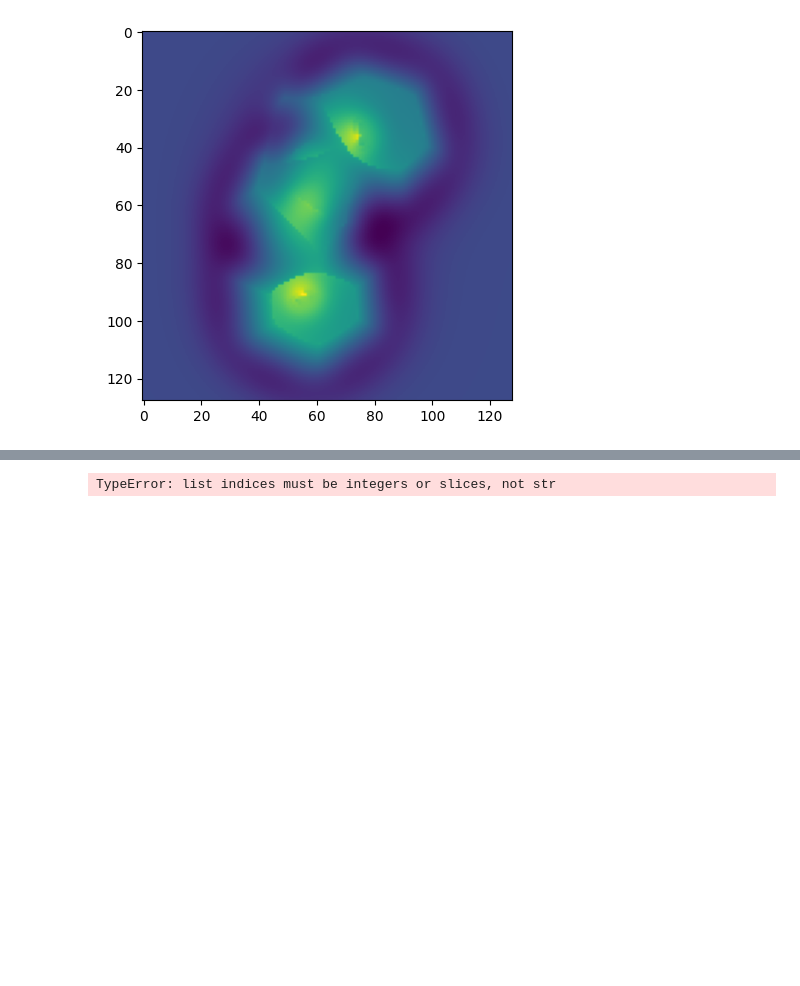
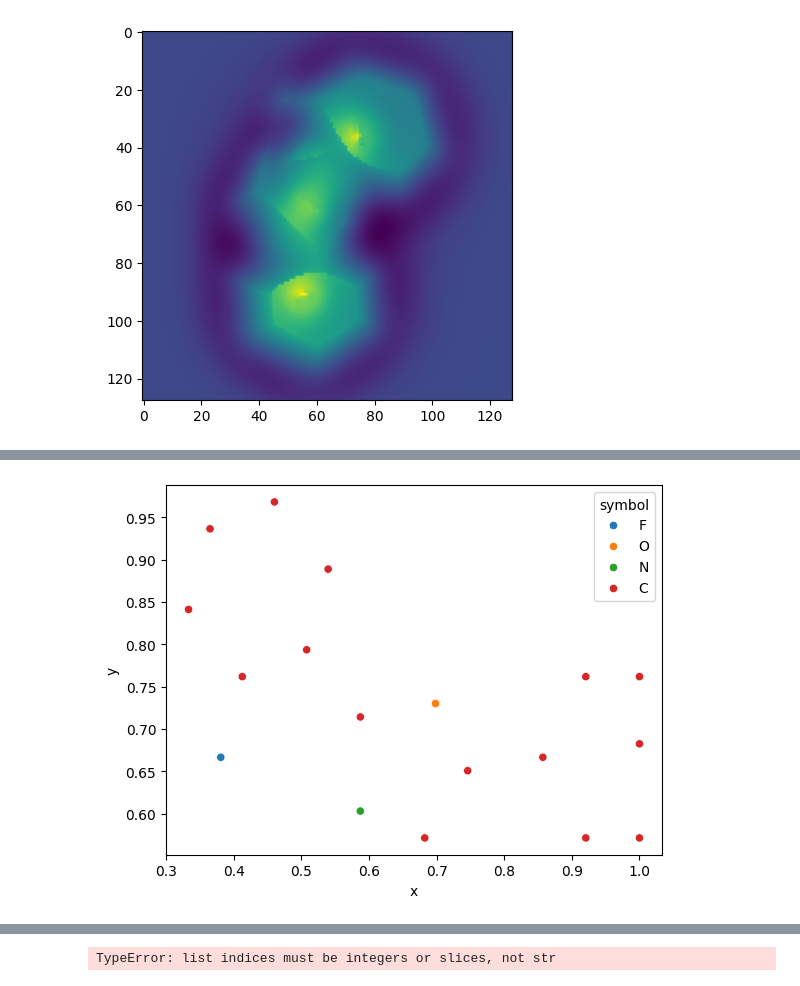
Before and after one commit to sethih10/MORAFInator, a Jupyter notebook: src/practice.ipynb, the cells around one changed output, grey strips where cells are left out. Saved outputs shown, nothing was run; the diff lists cells and outputs as text; code cells hidden in the pictures; blank space fills up the shorter version.

```diff
--- a/src/practice.ipynb
+++ b/src/practice.ipynb
@@ -261,0 +260,14 @@ atomtok_coords = tokenizer['atomtok_coords'].sequence_to_nodes(t.numpy())
+# %%
+import pandas as pd
+import seaborn as sns
+
+df = pd.DataFrame({
+    'x': [xi for xi, _ in coords],
+    'y': [yi for _, yi in coords],
+    'symbol': symbols
+})
+
+sns.scatterplot(data=df, x='x', y='y', hue='symbol', palette='tab10')
+plt.show()
+# %% [output]
+[figure, added]
```
Also changed, not shown: parts of 20 cells of this notebook.
